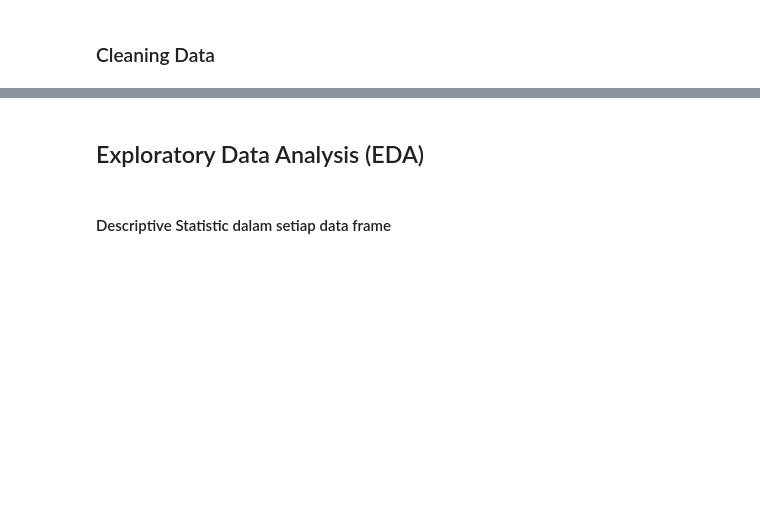
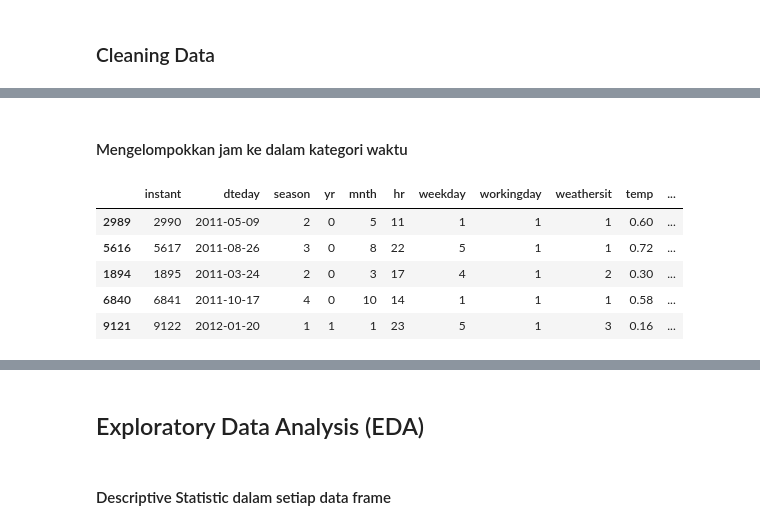
Before and after one commit to HeyFirdash/Dashboard, a Jupyter notebook: notebook.ipynb, the cells around one changed output, grey strips where cells are left out. Saved outputs shown, nothing was run; the diff lists cells and outputs as text; code cells hidden in the pictures; blank space fills up the shorter version.

```diff
--- a/notebook.ipynb
+++ b/notebook.ipynb
@@ -231,0 +295,22 @@ Maka cleaning data dilewatkan
+# %% [markdown]
+#### Mengelompokkan jam ke dalam kategori waktu
+# %%
+def time_category(time):
+    if 0 <= time <= 11:
+        return 'Morning'
+    elif 12 <= time <= 16:
+        return 'Day'
+    elif 17 <= time <= 19:
+        return 'Afternoon'
+    elif 20 <= time <= 23:
+        return 'Night'
+hour_df['time_category'] = hour_df.hr.apply(time_category)
+
+hour_df.sample(5)
+# %% [output]
+|  | instant | dteday | season | yr | mnth | hr | weekday | workingday | weathersit | temp | ... |
+| 2989 | 2990 | 2011-05-09 | 2 | 0 | 5 | 11 | 1 | 1 | 1 | 0.60 | ... |
+| 5616 | 5617 | 2011-08-26 | 3 | 0 | 8 | 22 | 5 | 1 | 1 | 0.72 | ... |
+| 1894 | 1895 | 2011-03-24 | 2 | 0 | 3 | 17 | 4 | 1 | 2 | 0.30 | ... |
+| 6840 | 6841 | 2011-10-17 | 4 | 0 | 10 | 14 | 1 | 1 | 1 | 0.58 | ... |
+| 9121 | 9122 | 2012-01-20 | 1 | 1 | 1 | 23 | 5 | 1 | 3 | 0.16 | ... |
```
Also changed, not shown: parts of 23 cells of this notebook.
